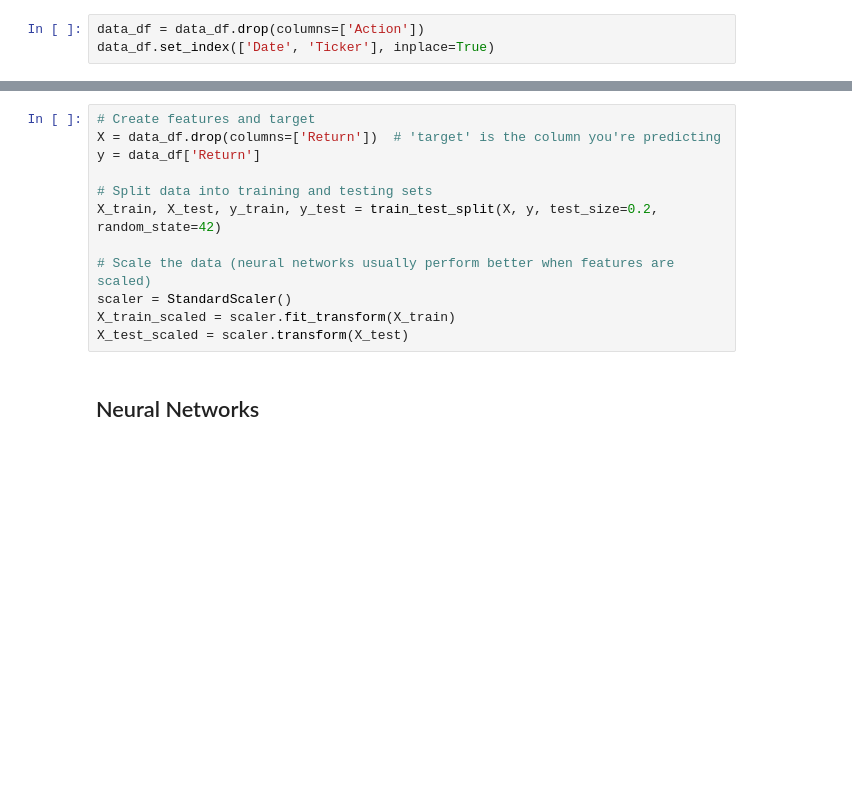
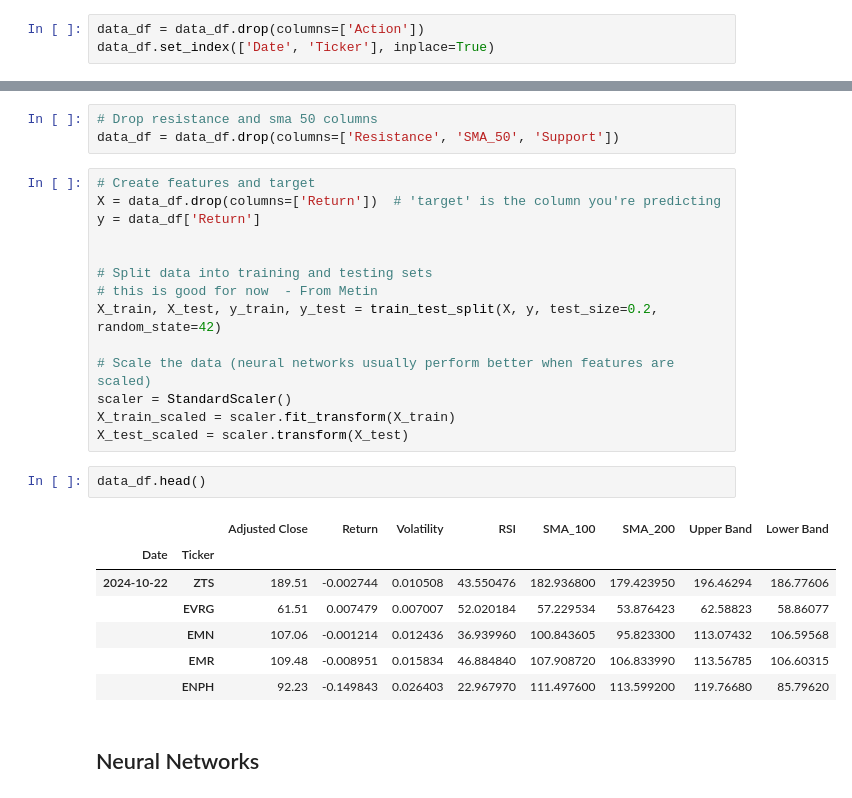
Before and after one commit to Corey-Holton/Group_project_2, a Jupyter notebook: notebooks/montre_exploration/regressions.ipynb, the cells around one changed output, grey strips where cells are left out. Drawn from its saved outputs; the diff is of its cells as text; blank space fills up the shorter version.

```diff
--- a/notebooks/montre_exploration/regressions.ipynb
+++ b/notebooks/montre_exploration/regressions.ipynb
@@ -78,15 +89,30 @@ data_df.shape
+# %%
+# Drop resistance and sma 50 columns
+data_df = data_df.drop(columns=['Resistance', 'SMA_50', 'Support'])
 # %%
 # Create features and target
 X = data_df.drop(columns=['Return'])  # 'target' is the column you're predicting
 y = data_df['Return']
 
+
 # Split data into training and testing sets
+# this is good for now  - From Metin
 X_train, X_test, y_train, y_test = train_test_split(X, y, test_size=0.2, random_state=42)
 
 # Scale the data (neural networks usually perform better when features are scaled)
 scaler = StandardScaler()
 X_train_scaled = scaler.fit_transform(X_train)
 X_test_scaled = scaler.transform(X_test)
+# %%
+data_df.head()
+# %% [output]
+|  |  | Adjusted Close | Return | Volatility | RSI | SMA_100 | SMA_200 | Upper Band | Lower Band |
+| Date | Ticker |  |  |  |  |  |  |  |  |
+| 2024-10-22 | ZTS | 189.51 | -0.002744 | 0.010508 | 43.550476 | 182.936800 | 179.423950 | 196.46294 | 186.77606 |
+|  | EVRG | 61.51 | 0.007479 | 0.007007 | 52.020184 | 57.229534 | 53.876423 | 62.58823 | 58.86077 |
+|  | EMN | 107.06 | -0.001214 | 0.012436 | 36.939960 | 100.843605 | 95.823300 | 113.07432 | 106.59568 |
+|  | EMR | 109.48 | -0.008951 | 0.015834 | 46.884840 | 107.908720 | 106.833990 | 113.56785 | 106.60315 |
+|  | ENPH | 92.23 | -0.149843 | 0.026403 | 22.967970 | 111.497600 | 113.599200 | 119.76680 | 85.79620 |
 # %% [markdown]
 ## Neural Networks
 # %%
```
Also changed, not shown: parts of 24 cells of this notebook.
